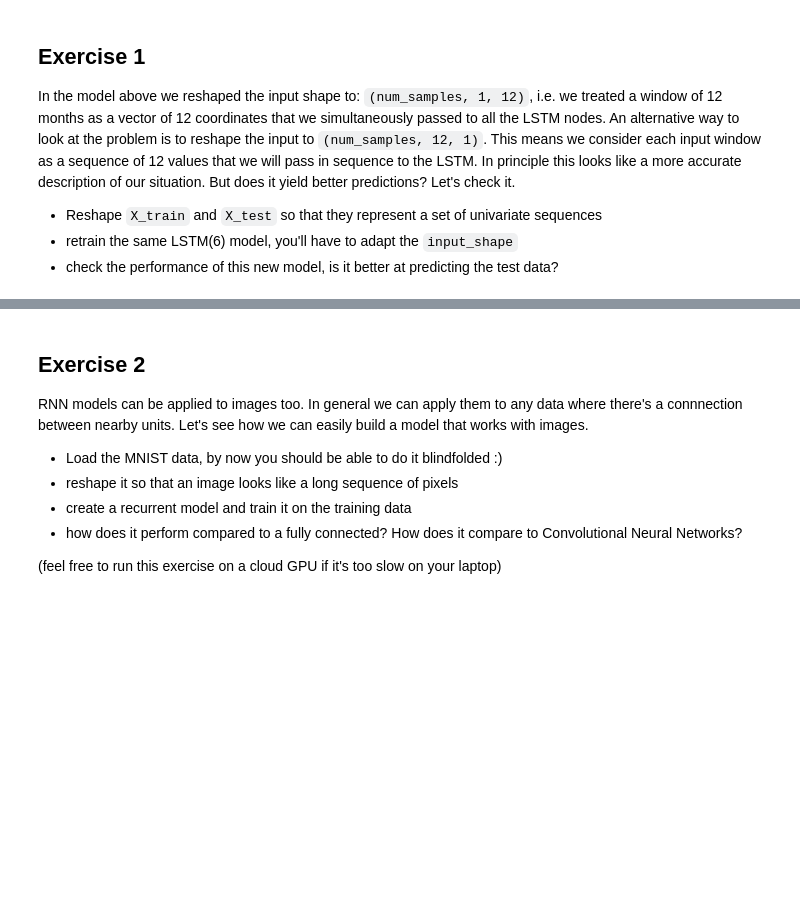
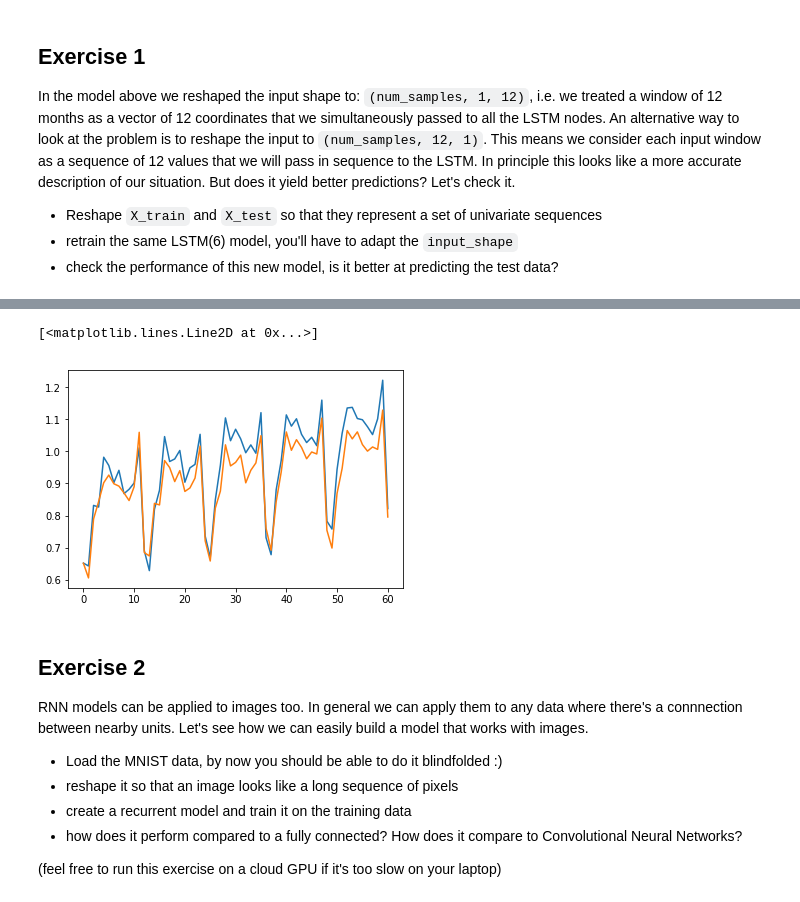
Before and after one commit to tetsu/zero-deep-learning, a Jupyter notebook: course/8 Recurrent Neural Networks.ipynb, the cells around one changed output, grey strips where cells are left out. Saved outputs shown, nothing was run; the diff lists cells and outputs as text; code cells hidden in the pictures; blank space fills up the shorter version.

Commit message:
ch9 Learning Curves done

```diff
--- a/course/8 Recurrent Neural Networks.ipynb
+++ b/course/8 Recurrent Neural Networks.ipynb
@@ -373,3 +373,6 @@ In the model above we reshaped the input shape to: `(num_samples, 1, 12)`, i.e.
 - Reshape `X_train` and `X_test` so that they represent a set of univariate sequences
 - retrain the same LSTM(6) model, you'll have to adapt the `input_shape`
 - check the performance of this new model, is it better at predicting the test data?
+# %%
+X_train_1 = X_train.reshape(X_train.shape[0], 12, 1)
+X_test_1 = X_test.reshape(X_test.shape[0], 12, 1)
@@ -375,0 +383,9 @@ In the model above we reshaped the input shape to: `(num_samples, 1, 12)`, i.e.
+# %%
+K.clear_session()
+model = Sequential()
+
+model.add(LSTM(6, input_shape=(12, 1)))
+
+model.add(Dense(1))
+
+model.compile(loss='mean_squared_error', optimizer='adam')
@@ -375,0 +406,3 @@ In the model above we reshaped the input shape to: `(num_samples, 1, 12)`, i.e.
+# %%
+model.fit(X_train_1, y_train, epochs=50,
+          batch_size=1, verbose=1)
@@ -376,3 +428,10 @@ In the model above we reshaped the input shape to: `(num_samples, 1, 12)`, i.e.
+# %%
+y_pred = model.predict(X_test_1)
+plt.plot(y_test)
+plt.plot(y_pred)
+# %% [output]
+[<matplotlib.lines.Line2D at 0x...>]
+[figure, added]
 # %% [markdown]
 ## Exercise 2
 
```
Also changed, not shown: parts of 11 cells of this notebook.
